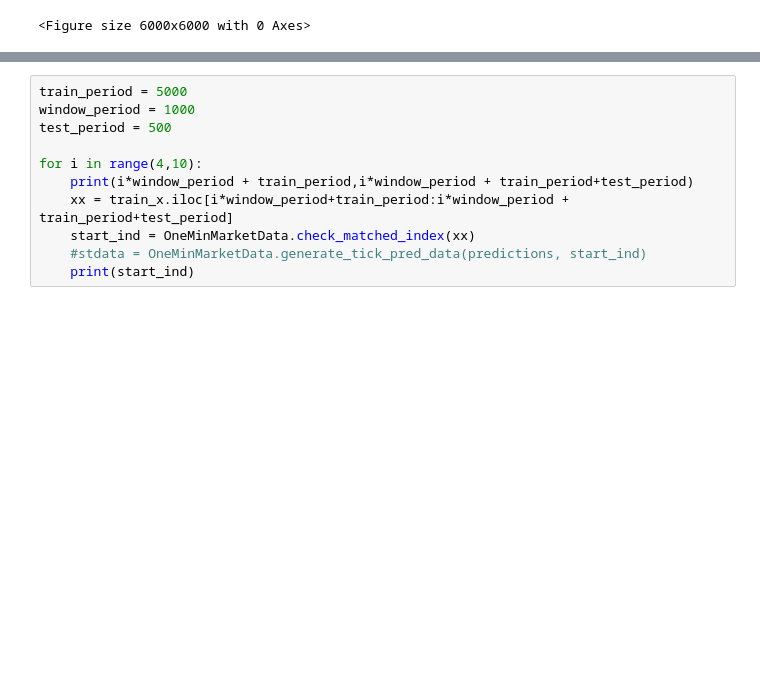
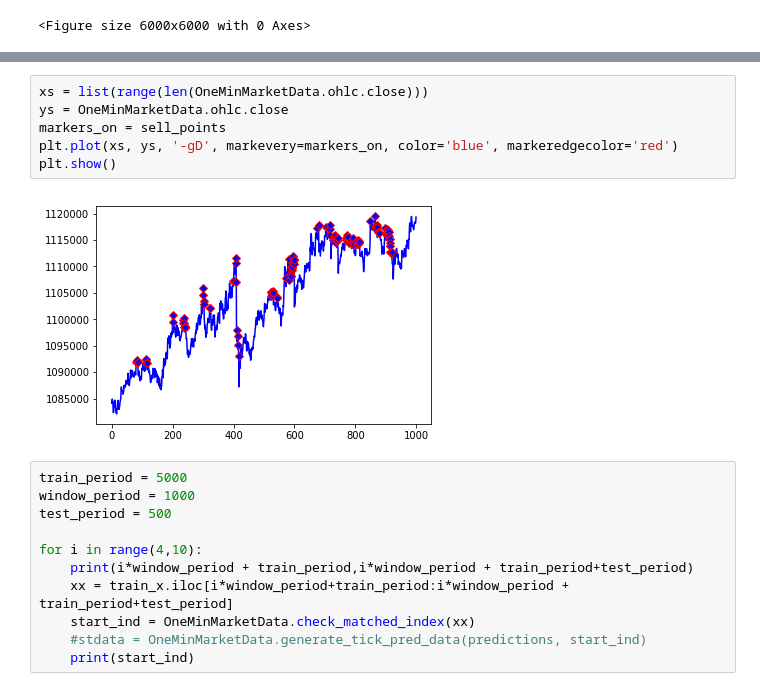
Before and after one commit to alunfes/flyer-bot, a Jupyter notebook: lightgbm_price.ipynb, the cells around one changed output, grey strips where cells are left out. Drawn from its saved outputs; the diff is of its cells as text; blank space fills up the shorter version.

```diff
--- a/lightgbm_price.ipynb
+++ b/lightgbm_price.ipynb
@@ -1827,3 +1942,11 @@ multi.gpu_count()
+# %%
+xs = list(range(len(OneMinMarketData.ohlc.close)))
+ys = OneMinMarketData.ohlc.close
+markers_on = sell_points
+plt.plot(xs, ys, '-gD', markevery=markers_on, color='blue', markeredgecolor='red')
+plt.show()
+# %% [output]
+[figure, added]
 # %%
 train_period = 5000
 window_period = 1000
```
Also changed, not shown: parts of 21 cells of this notebook, 3 other files.
